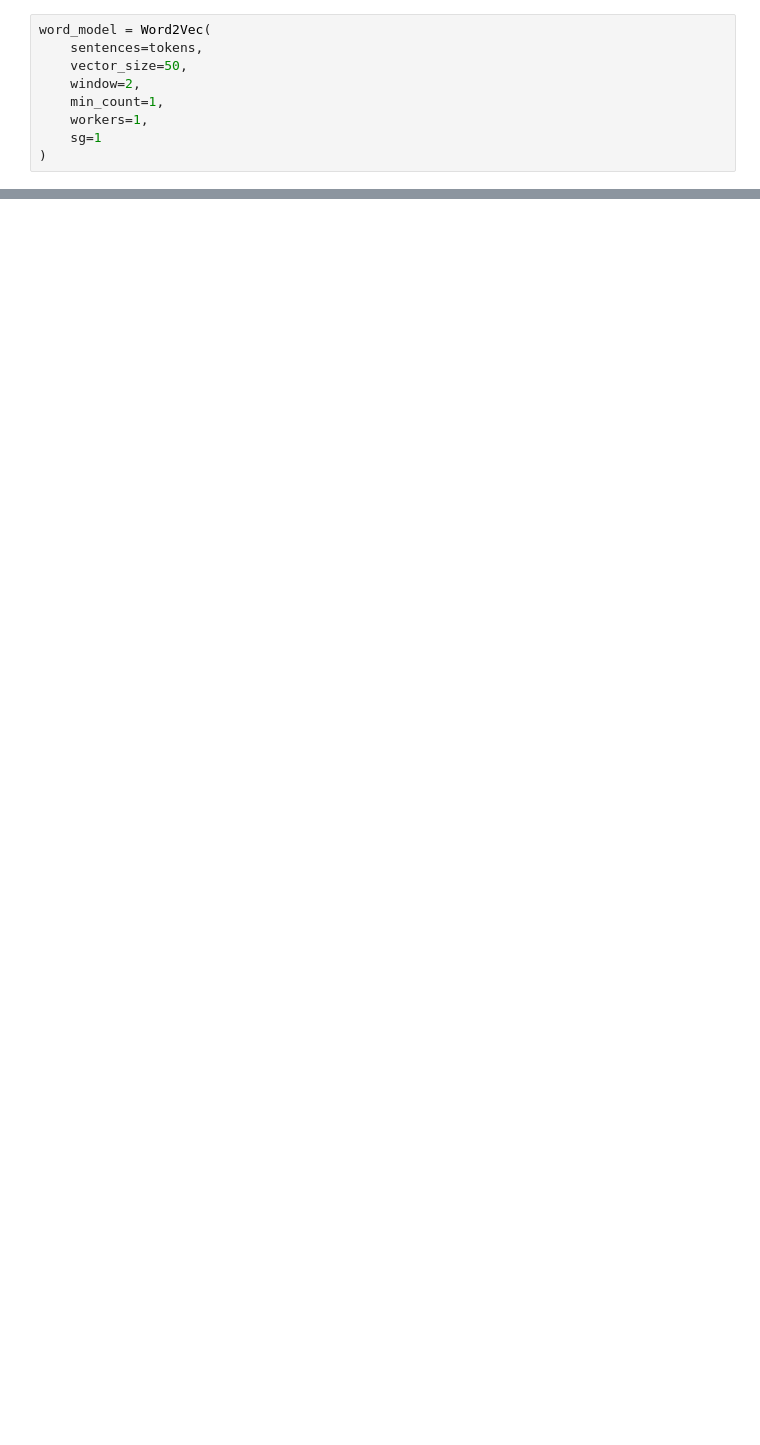
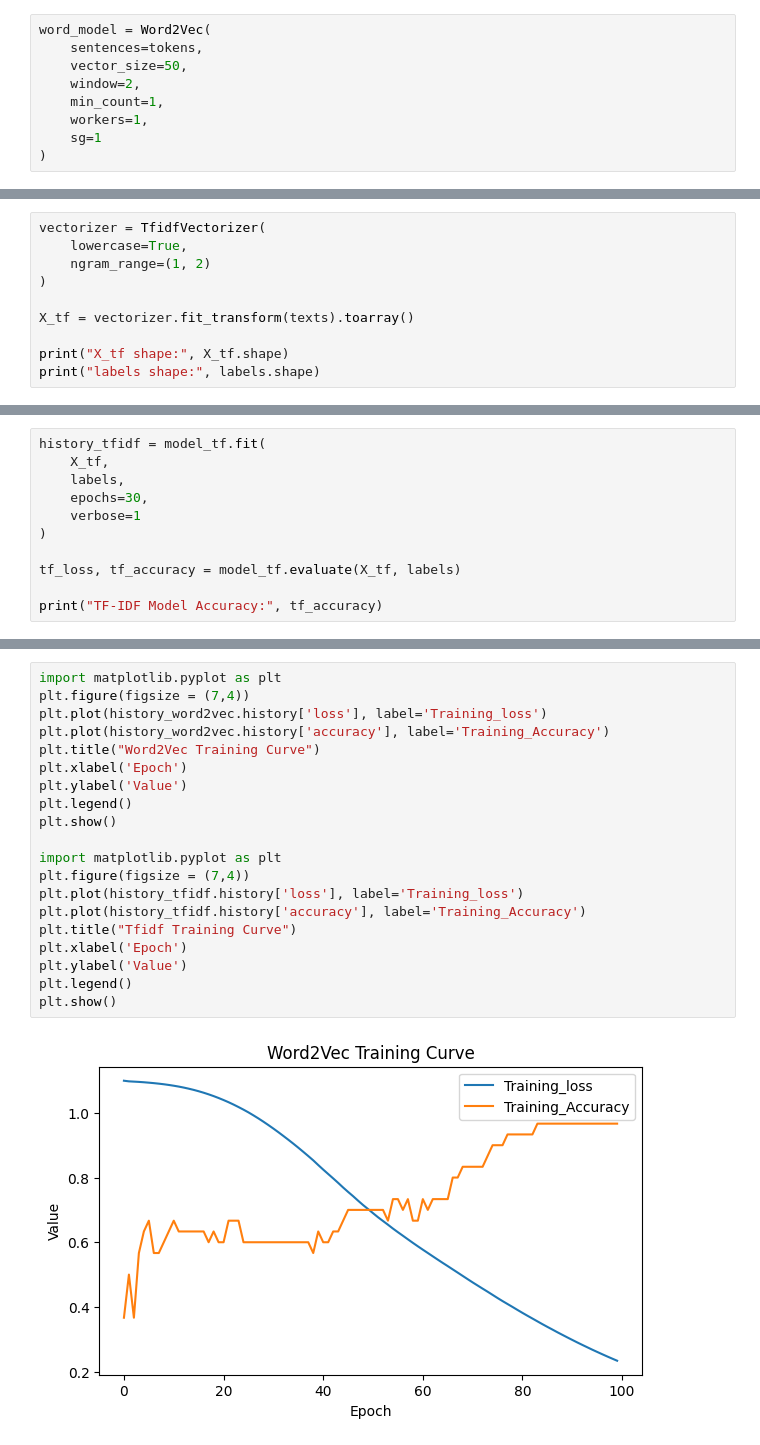
Before and after one commit to yuvrajghag5/NLP, a Jupyter notebook: assignments/FFNN.ipynb, the cells around one changed output, grey strips where cells are left out. Drawn from its saved outputs; the diff is of its cells as text; blank space fills up the shorter version.

```diff
--- a/assignments/FFNN.ipynb
+++ b/assignments/FFNN.ipynb
@@ -150,0 +188,10 @@ plt.show()
+# %%
+vectorizer = TfidfVectorizer(
+    lowercase=True,
+    ngram_range=(1, 2)
+)
+
+X_tf = vectorizer.fit_transform(texts).toarray()
+
+print("X_tf shape:", X_tf.shape)
+print("labels shape:", labels.shape)
@@ -150,0 +230,11 @@ plt.show()
+# %%
+history_tfidf = model_tf.fit(
+    X_tf,
+    labels,
+    epochs=30,
+    verbose=1
+)
+
+tf_loss, tf_accuracy = model_tf.evaluate(X_tf, labels)
+
+print("TF-IDF Model Accuracy:", tf_accuracy)
@@ -150,0 +349,22 @@ plt.show()
+# %%
+import matplotlib.pyplot as plt
+plt.figure(figsize = (7,4))
+plt.plot(history_word2vec.history['loss'], label='Training_loss')
+plt.plot(history_word2vec.history['accuracy'], label='Training_Accuracy')
+plt.title("Word2Vec Training Curve")
+plt.xlabel('Epoch')
+plt.ylabel('Value')
+plt.legend()
+plt.show()
+
+import matplotlib.pyplot as plt
+plt.figure(figsize = (7,4))
+plt.plot(history_tfidf.history['loss'], label='Training_loss')
+plt.plot(history_tfidf.history['accuracy'], label='Training_Accuracy')
+plt.title("Tfidf Training Curve")
+plt.xlabel('Epoch')
+plt.ylabel('Value')
+plt.legend()
+plt.show()
+# %% [output]
+[figure, added]
```
Also changed, not shown: parts of 26 cells of this notebook.
